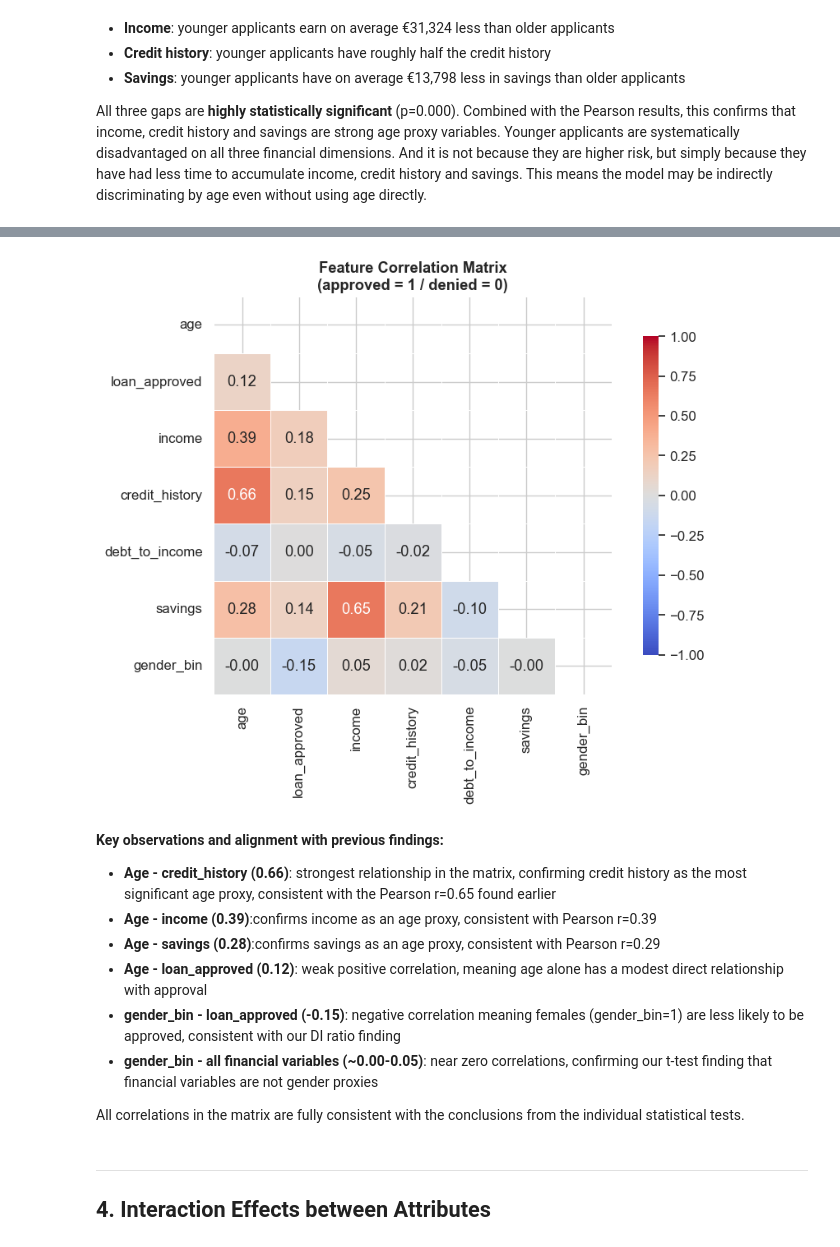
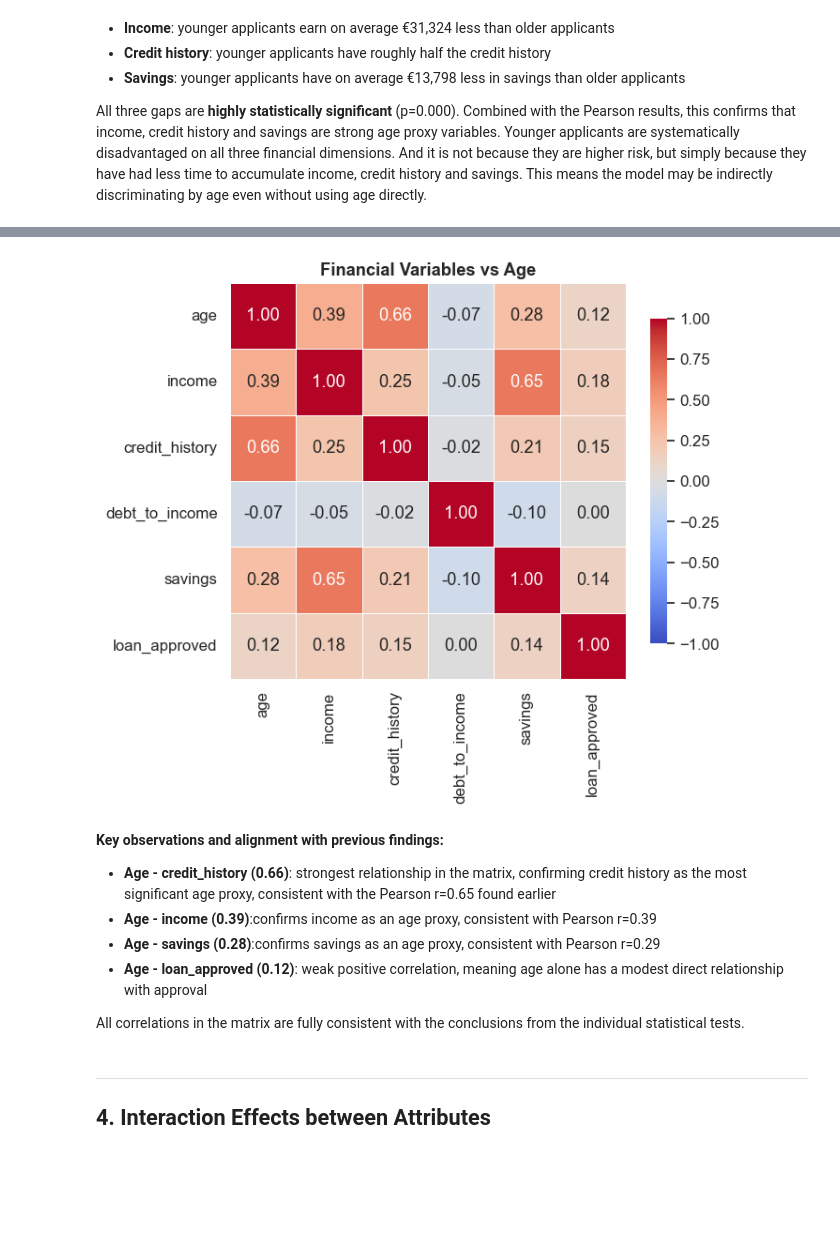
Before and after one commit to selin71414/dego-project-team9, a Jupyter notebook: notebooks/02-bias-analysis.ipynb, the cells around one changed output, grey strips where cells are left out. Saved outputs shown, nothing was run; the diff lists cells and outputs as text; code cells hidden in the pictures; blank space fills up the shorter version.

```diff
--- a/notebooks/02-bias-analysis.ipynb
+++ b/notebooks/02-bias-analysis.ipynb
@@ -462,28 +480,17 @@ Red cells indicate positive correlation, blue cells indicate negative correlatio
-# %%
-# Correlation Heatmap
-analysis_cols = ['gender', 'age', 'loan_approved', 'income', 'credit_history', 'debt_to_income', 'savings']
-
-df_corr = df_age[analysis_cols].copy()
-
-df_corr['loan_approved'] = df_corr['loan_approved'].astype(int)
-df_corr['gender_bin'] = (df_corr['gender'] == 'Female').astype(int)
-df_corr = df_corr.drop(columns=['gender'])
-
-corr_matrix = df_corr.dropna().corr()
-
-fig, ax = plt.subplots(figsize=(9, 7))
-
-mask = np.triu(np.ones_like(corr_matrix, dtype=bool))
-
-sns.heatmap(corr_matrix, mask=mask, annot=True, fmt='.2f', cmap='coolwarm',
-            center=0, vmin=-1, vmax=1, square=True, ax=ax,
-            linewidths=0.5, cbar_kws={'shrink': 0.8})
-
-ax.set_title('Feature Correlation Matrix\n(approved = 1 / denied = 0)', fontweight='bold')
-plt.tight_layout()
-plt.show()
-# %% [output]
-[figure, removed]
+# %%
+# Correlation matrix: financial variables vs age
+age_corr_cols = ['age', 'income', 'credit_history', 'debt_to_income', 'savings', 'loan_approved']
+corr_age = df_age[age_corr_cols].dropna().corr()
+
+fig, ax = plt.subplots(figsize=(7, 6))
+sns.heatmap(corr_age, annot=True, fmt='.2f', cmap='coolwarm',
+            center=0, vmin=-1, vmax=1, square=True, ax=ax,
+            linewidths=0.5, cbar_kws={'shrink': 0.8})
+ax.set_title('Financial Variables vs Age', fontweight='bold')
+plt.tight_layout()
+plt.show()
+# %% [output]
+[figure, added]
 # %% [markdown]
 **Key observations and alignment with previous findings:**
 
@@ -491,8 +498,6 @@ plt.show()
 - **Age - income (0.39)**:confirms income as an age proxy, consistent with Pearson r=0.39
 - **Age - savings (0.28)**:confirms savings as an age proxy, consistent with Pearson r=0.29
 - **Age - loan_approved (0.12)**: weak positive correlation, meaning age alone has a modest direct relationship with approval
-- **gender_bin - loan_approved (-0.15)**: negative correlation meaning females (gender_bin=1) are less likely to be approved, consistent with our DI ratio finding
-- **gender_bin - all financial variables (~0.00-0.05)**: near zero correlations, confirming our t-test finding that financial variables are not gender proxies
 
 All correlations in the matrix are fully consistent with the conclusions from the individual statistical tests.
 # %% [markdown]
```
Also changed, not shown: parts of 14 cells of this notebook.
